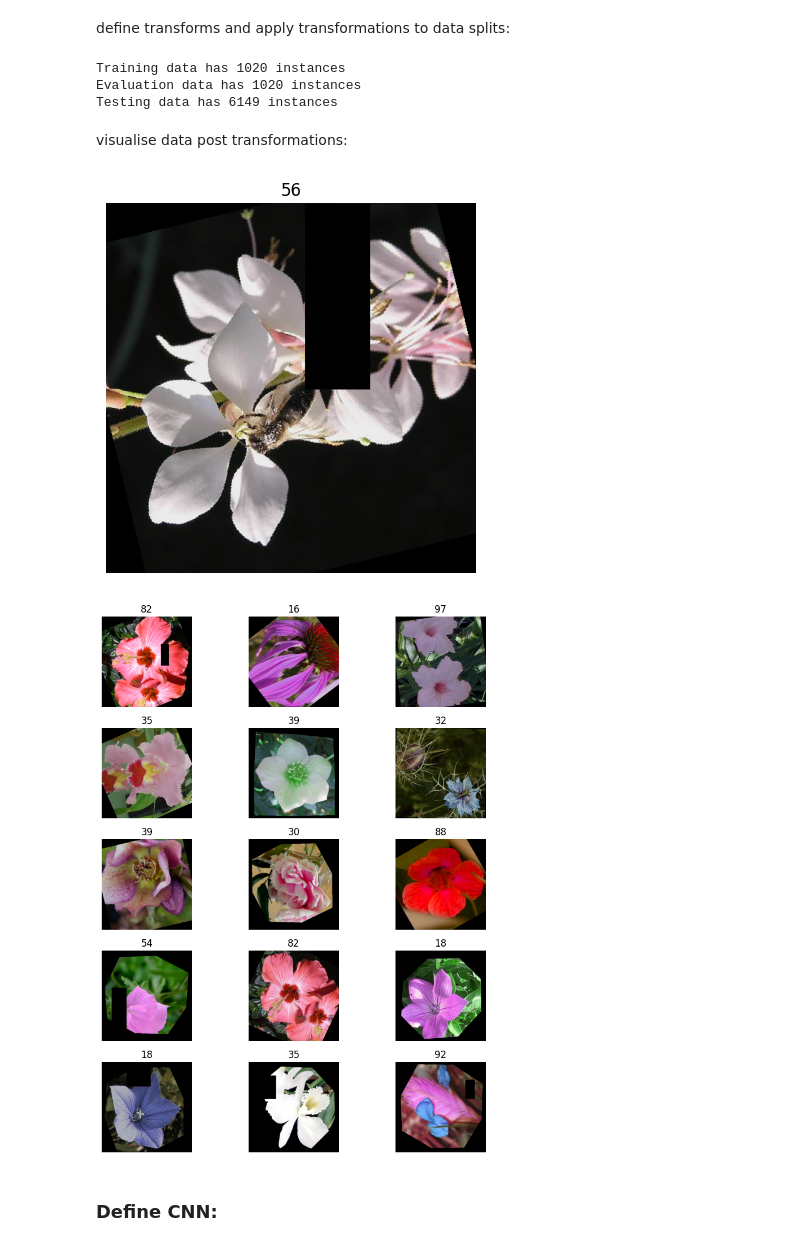
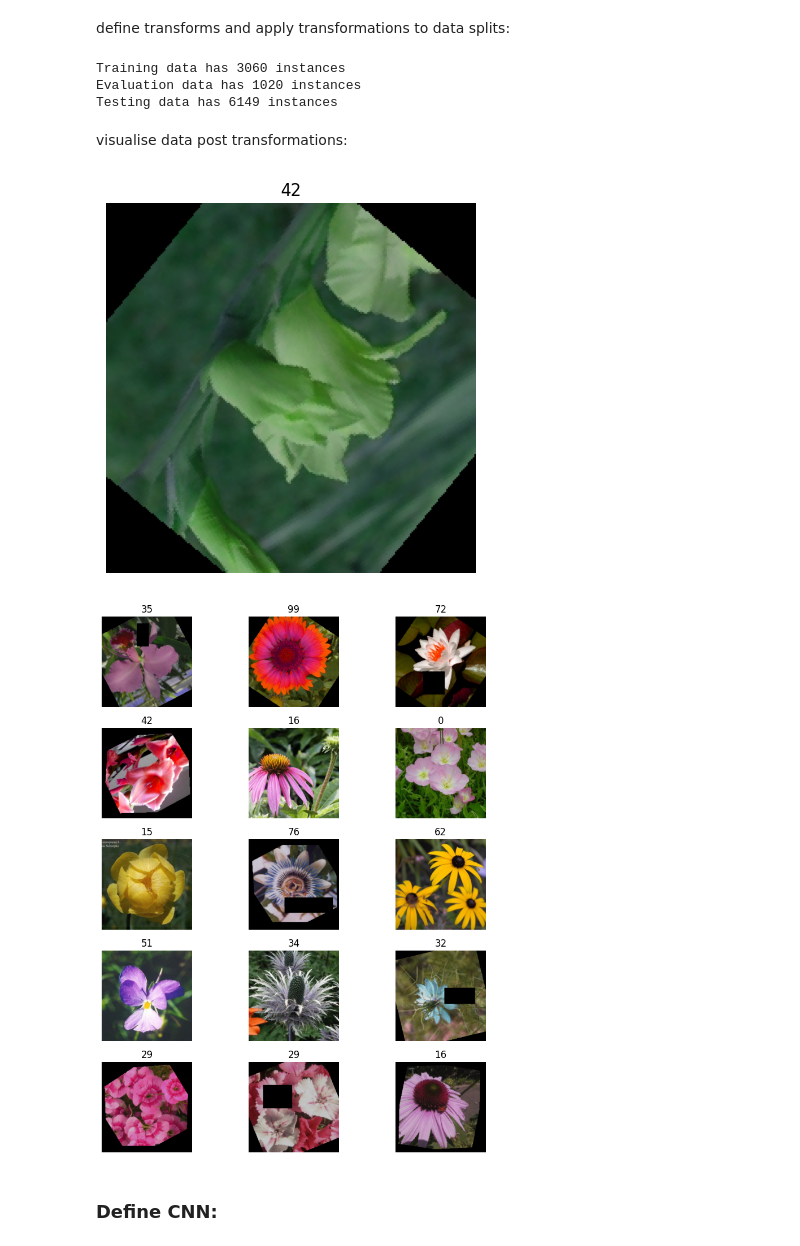
Before and after one commit to 1ucycrabtree/flowers-image-classification, a Jupyter notebook: flowers_classification_tool.ipynb, the cells around one changed output. Cells and saved outputs as stored; diff of their text form; code cells hidden in the pictures.

```diff
--- a/flowers_classification_tool.ipynb
+++ b/flowers_classification_tool.ipynb
@@ -76,8 +83,16 @@ plt.show()
 # %% [markdown]
 define transforms and apply transformations to data splits:
 # %%
-train_transform = transforms.Compose([
+basic_transforms = transforms.Compose([
     transforms.CenterCrop((500, 500)),
+    transforms.Resize((224,224)),
+    transforms.ToTensor(),
+    transforms.Normalize(mean=mean, std=std),
+])
+
+augmented_transforms = transforms.Compose([
+    transforms.CenterCrop((500, 500)),
+    transforms.Resize((224,224)),
     transforms.ColorJitter(brightness=0.2, contrast=0.2, saturation=0.2, hue=0.1),
     transforms.RandomRotation(90),
     transforms.RandomHorizontalFlip(),
@@ -88,35 +103,46 @@ train_transform = transforms.Compose([
     transforms.Normalize(mean=mean, std=std),
 ])
 
-
-transform = transforms.Compose([
-		transforms.Resize((500,500)),
-		transforms.ToTensor(),
-		transforms.Normalize(mean=mean, std=std),
+intensive_transforms = transforms.Compose([
+    transforms.CenterCrop((500, 500)),
+    transforms.Resize((224,224)),
+    transforms.ColorJitter(brightness=0.3, contrast=0.3, saturation=0.3, hue=0.2),
+    transforms.RandomRotation(180),
+    transforms.RandomHorizontalFlip(),
+    transforms.RandomVerticalFlip(),
+    transforms.RandomPerspective(distortion_scale=0.3, p=0.5),
+    transforms.ToTensor(),
+    transforms.RandomErasing(p=0.5, scale=(0.05, 0.2), ratio=(0.2, 4.0)),
+    transforms.Normalize(mean=mean, std=std),
 ])
 # %%
-training_data = Flowers102(root='', split='train', transform=train_transform, download=False)
-testing_data = Flowers102(root='',split='test',transform=transform,download=False)
-evaluation_data = Flowers102(root='',split='val',transform=transform,download=False)
+training_data_basic = Flowers102(root='', split='train', transform=basic_transforms, download=False)
+training_data_aug = Flowers102(root='', split='train', transform=augmented_transforms, download=False)
+training_data_extreme = Flowers102(root='', split='train', transform=intensive_transforms, download=False)
+
+testing_data = Flowers102(root='',split='test',transform=basic_transforms,download=False)
+evaluation_data = Flowers102(root='',split='val',transform=basic_transforms,download=False)
+
+training_data = ConcatDataset([training_data_basic, training_data_aug, training_data_extreme])
 # %%
 print('Training data has {} instances'.format(len(training_data)))
 print('Evaluation data has {} instances'.format(len(evaluation_data)))
 print('Testing data has {} instances'.format(len(testing_data)))
 # %% [output]
-Training data has 1020 instances
+Training data has 3060 instances
 Evaluation data has 1020 instances
 Testing data has 6149 instances
 # %% [markdown]
 visualise data post transformations:
 # %%
-img, label = training_data[567] # just a random instance to see how the data has been normalised
+img, label = training_data[2467] # just a random instance to see how the data has been normalised
 img = (img.squeeze().permute(1, 2, 0).numpy() * std + mean.clip(0, 1))
 plt.title(label)
 plt.imshow((img * 255).astype('uint8'))
 plt.axis('off')
 plt.show()
 # %% [output]
-[figure, old version]
+[figure, new version]
 # %%
 figure = plt.figure(figsize=(10, 10))
 cols, rows = 3, 5
@@ -131,7 +157,7 @@ for i in range(1, cols * rows + 1):
 	plt.tight_layout()
 plt.show()
 # %% [output]
-[figure, old version]
+[figure, new version]
 # %% [markdown]
 ### Define CNN:
 # %%
```
Also changed, not shown: parts of 8 cells of this notebook.
